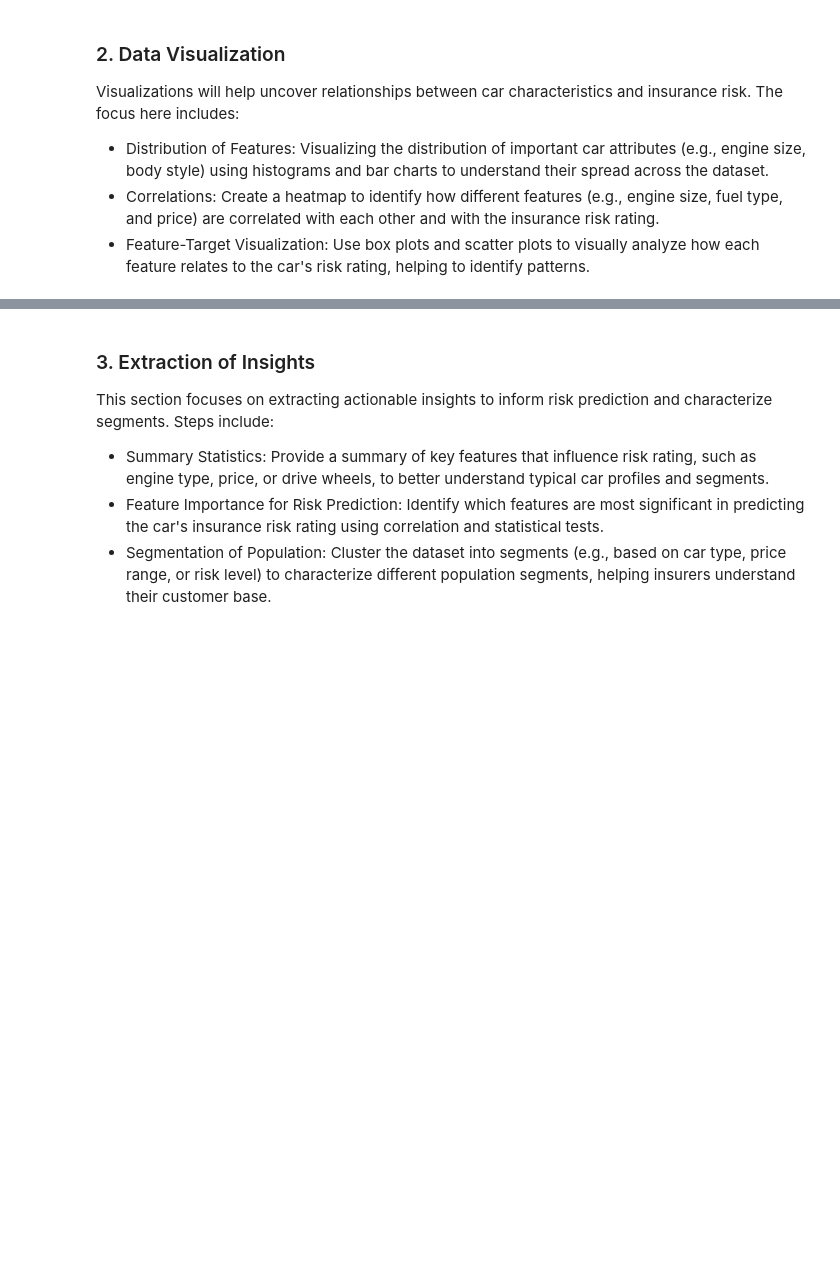
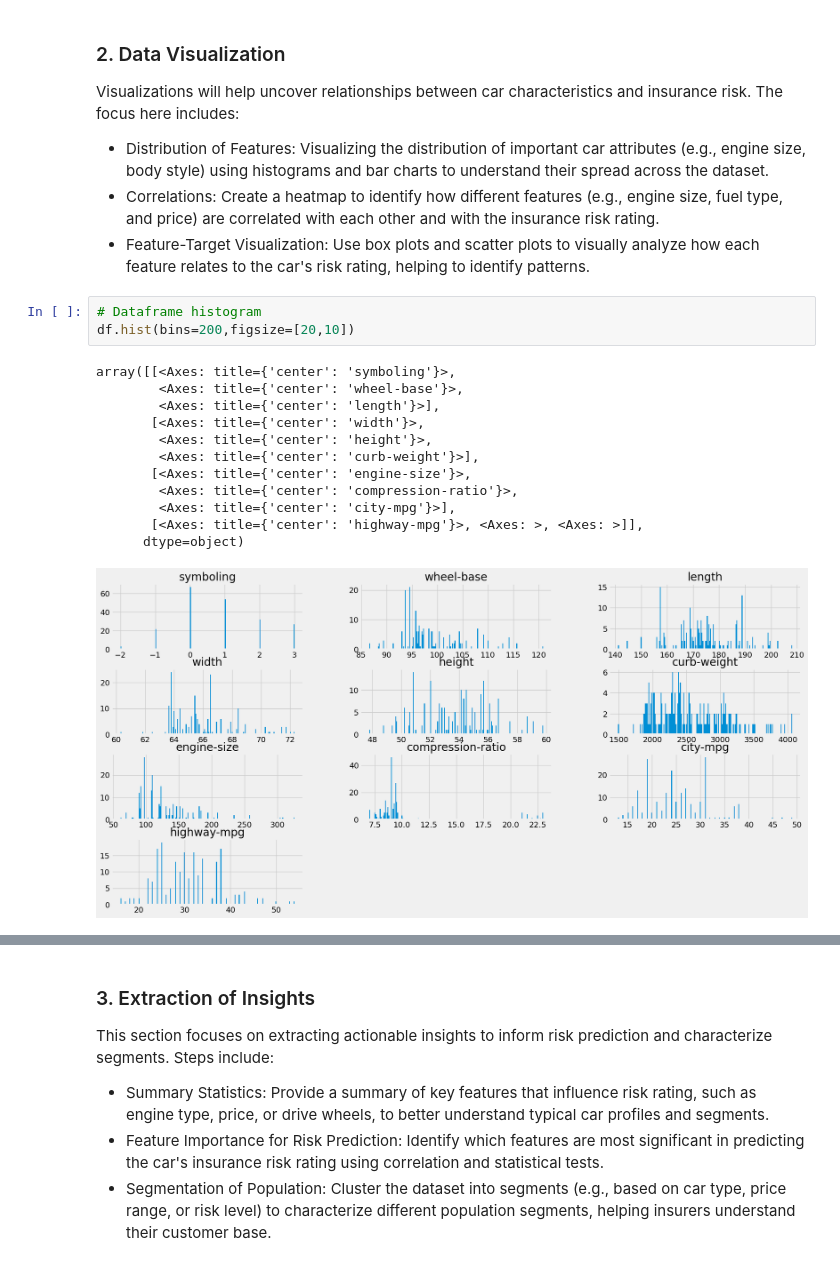
Before and after one commit to alejandro945/insurance-risk, a Jupyter notebook: src/main.ipynb, the cells around one changed output, grey strips where cells are left out. Cells and saved outputs as stored; diff of their text form; blank space fills up the shorter version.

```diff
--- a/src/main.ipynb
+++ b/src/main.ipynb
@@ -234,3 +214,19 @@ Visualizations will help uncover relationships between car characteristics and i
 - Distribution of Features: Visualizing the distribution of important car attributes (e.g., engine size, body style) using histograms and bar charts to understand their spread across the dataset.
 - Correlations: Create a heatmap to identify how different features (e.g., engine size, fuel type, and price) are correlated with each other and with the insurance risk rating.
 - Feature-Target Visualization: Use box plots and scatter plots to visually analyze how each feature relates to the car's risk rating, helping to identify patterns.
+# %%
+# Dataframe histogram
+df.hist(bins=200,figsize=[20,10])
+# %% [output]
+array([[<Axes: title={'center': 'symboling'}>,
+        <Axes: title={'center': 'wheel-base'}>,
+        <Axes: title={'center': 'length'}>],
+       [<Axes: title={'center': 'width'}>,
+        <Axes: title={'center': 'height'}>,
+        <Axes: title={'center': 'curb-weight'}>],
+       [<Axes: title={'center': 'engine-size'}>,
+        <Axes: title={'center': 'compression-ratio'}>,
+        <Axes: title={'center': 'city-mpg'}>],
+       [<Axes: title={'center': 'highway-mpg'}>, <Axes: >, <Axes: >]],
+      dtype=object)
+[figure, added]
```
Also changed, not shown: parts of 6 cells of this notebook.
